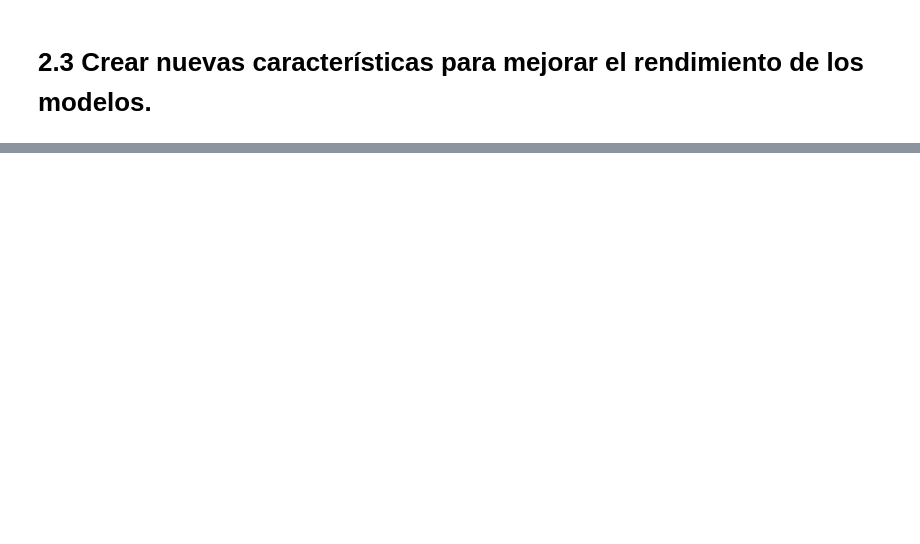
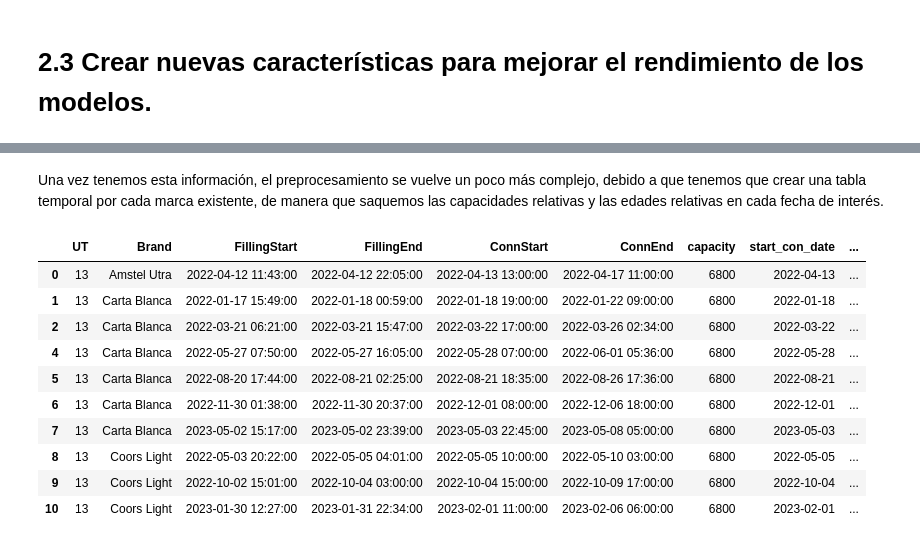
Before and after one commit to A01793469/CO2MassBalance_Equipo6, a Jupyter notebook: Avance2_Equipo6.ipynb, the cells around one changed output, grey strips where cells are left out. Drawn from its saved outputs; the diff is of its cells as text; code cells hidden in the pictures; blank space fills up the shorter version.

```diff
--- a/Avance2_Equipo6.ipynb
+++ b/Avance2_Equipo6.ipynb
@@ -135,0 +281,5 @@ target_df.corr(numeric_only=True)
+# %%
+registers_df.replace('TTKL', 'Tecate Light', inplace=True)
+registers_df.replace('TKTL 6', 'Tecate Light', inplace=True)
+registers_df.replace('TK', 'Tecate', inplace=True)
+registers_df.replace('TKT R', 'Tecate', inplace=True)
@@ -139,0 +411,7 @@ target_df.corr(numeric_only=True)
+# %%
+temp_registers_df = registers_df.copy() # Creamos una copia del dataframe original
+
+# Nos apoyamos del diccionario para extraer las capacidades
+temp_registers_df['capacity'] = temp_registers_df.UT.map(
+    lambda x: tanks_capacities_dict[str(x)])
+temp_registers_df.head(10)
@@ -139,0 +430,22 @@ target_df.corr(numeric_only=True)
+# %% [markdown]
+Una vez tenemos esta información, el preprocesamiento se vuelve un poco más complejo, debido a que tenemos que crear una tabla temporal por cada marca existente, de manera que saquemos las capacidades relativas y las edades relativas en cada fecha de interés.
+# %%
+# Creamos las columnas específicas que nos ayudarán a no realizar tanto cálculos
+# Separamos las fechas y horas
+temp_registers_df.loc[:, ['start_con_date','end_con_date']] = \
+    temp_registers_df.loc[:, ['ConnStart', 'ConnEnd']].map(
+        lambda x: x[:11]).values
+
+temp_registers_df.head(10)
+# %% [output]
+|  | UT | Brand | FillingStart | FillingEnd | ConnStart | ConnEnd | capacity | start_con_date | ... |
+| 0 | 13 | Amstel Utra | 2022-04-12 11:43:00 | 2022-04-12 22:05:00 | 2022-04-13 13:00:00 | 2022-04-17 11:00:00 | 6800 | 2022-04-13 | ... |
+| 1 | 13 | Carta Blanca | 2022-01-17 15:49:00 | 2022-01-18 00:59:00 | 2022-01-18 19:00:00 | 2022-01-22 09:00:00 | 6800 | 2022-01-18 | ... |
+| 2 | 13 | Carta Blanca | 2022-03-21 06:21:00 | 2022-03-21 15:47:00 | 2022-03-22 17:00:00 | 2022-03-26 02:34:00 | 6800 | 2022-03-22 | ... |
+| 4 | 13 | Carta Blanca | 2022-05-27 07:50:00 | 2022-05-27 16:05:00 | 2022-05-28 07:00:00 | 2022-06-01 05:36:00 | 6800 | 2022-05-28 | ... |
+| 5 | 13 | Carta Blanca | 2022-08-20 17:44:00 | 2022-08-21 02:25:00 | 2022-08-21 18:35:00 | 2022-08-26 17:36:00 | 6800 | 2022-08-21 | ... |
+| 6 | 13 | Carta Blanca | 2022-11-30 01:38:00 | 2022-11-30 20:37:00 | 2022-12-01 08:00:00 | 2022-12-06 18:00:00 | 6800 | 2022-12-01 | ... |
+| 7 | 13 | Carta Blanca | 2023-05-02 15:17:00 | 2023-05-02 23:39:00 | 2023-05-03 22:45:00 | 2023-05-08 05:00:00 | 6800 | 2023-05-03 | ... |
+| 8 | 13 | Coors Light | 2022-05-03 20:22:00 | 2022-05-05 04:01:00 | 2022-05-05 10:00:00 | 2022-05-10 03:00:00 | 6800 | 2022-05-05 | ... |
+| 9 | 13 | Coors Light | 2022-10-02 15:01:00 | 2022-10-04 03:00:00 | 2022-10-04 15:00:00 | 2022-10-09 17:00:00 | 6800 | 2022-10-04 | ... |
+| 10 | 13 | Coors Light | 2023-01-30 12:27:00 | 2023-01-31 22:34:00 | 2023-02-01 11:00:00 | 2023-02-06 06:00:00 | 6800 | 2023-02-01 | ... |
```
Also changed, not shown: parts of 61 cells of this notebook, 3 other files.
